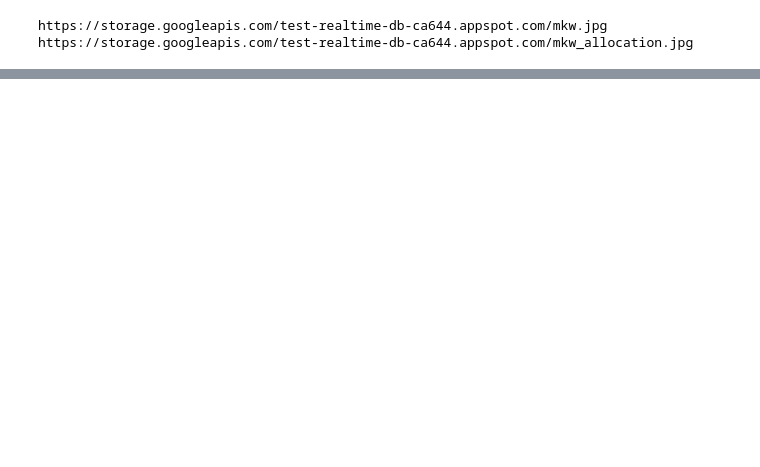
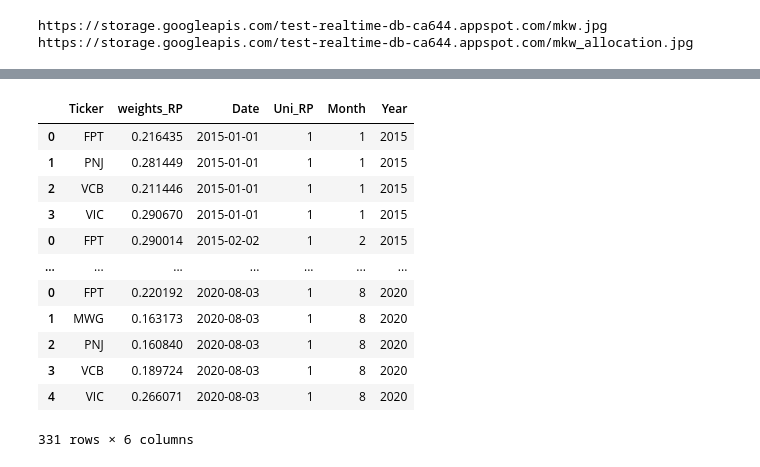
Before and after one commit to lf2foce/quant, a Jupyter notebook: markowitz_chuẩn_month.ipynb, the cells around one changed output, grey strips where cells are left out. Cells and saved outputs as stored; diff of their text form; code cells hidden in the pictures; blank space fills up the shorter version.

```diff
--- a/markowitz_chuẩn_month.ipynb
+++ b/markowitz_chuẩn_month.ipynb
@@ -500,0 +570,16 @@ Name: weight, dtype: float64
+# %%
+weights_RP_dfs
+# %% [output]
+|  | Ticker | weights_RP | Date | Uni_RP | Month | Year |
+| 0 | FPT | 0.216435 | 2015-01-01 | 1 | 1 | 2015 |
+| 1 | PNJ | 0.281449 | 2015-01-01 | 1 | 1 | 2015 |
+| 2 | VCB | 0.211446 | 2015-01-01 | 1 | 1 | 2015 |
+| 3 | VIC | 0.290670 | 2015-01-01 | 1 | 1 | 2015 |
+| 0 | FPT | 0.290014 | 2015-02-02 | 1 | 2 | 2015 |
+| ... | ... | ... | ... | ... | ... | ... |
+| 0 | FPT | 0.220192 | 2020-08-03 | 1 | 8 | 2020 |
+| 1 | MWG | 0.163173 | 2020-08-03 | 1 | 8 | 2020 |
+| 2 | PNJ | 0.160840 | 2020-08-03 | 1 | 8 | 2020 |
+| 3 | VCB | 0.189724 | 2020-08-03 | 1 | 8 | 2020 |
+| 4 | VIC | 0.266071 | 2020-08-03 | 1 | 8 | 2020 |
+331 rows × 6 columns
```
Also changed, not shown: parts of 18 cells of this notebook.
